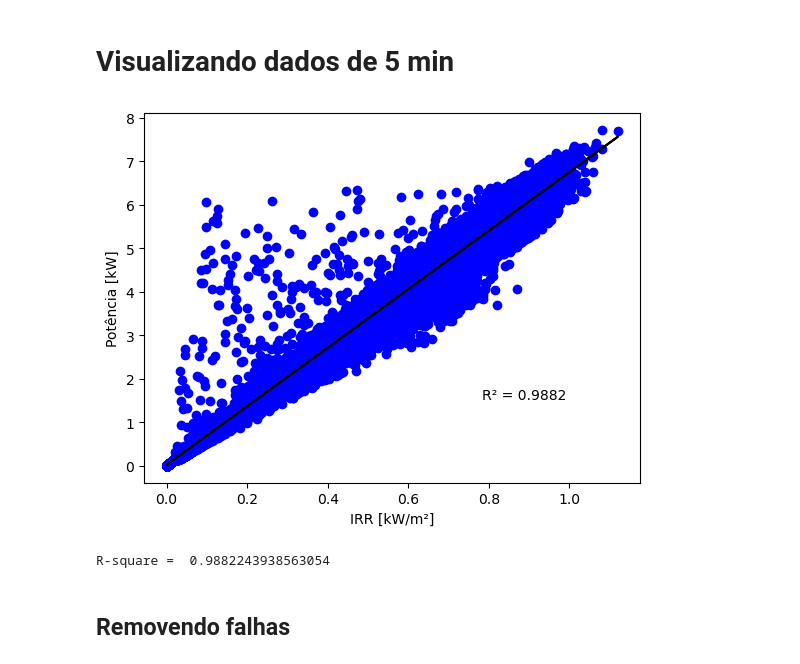
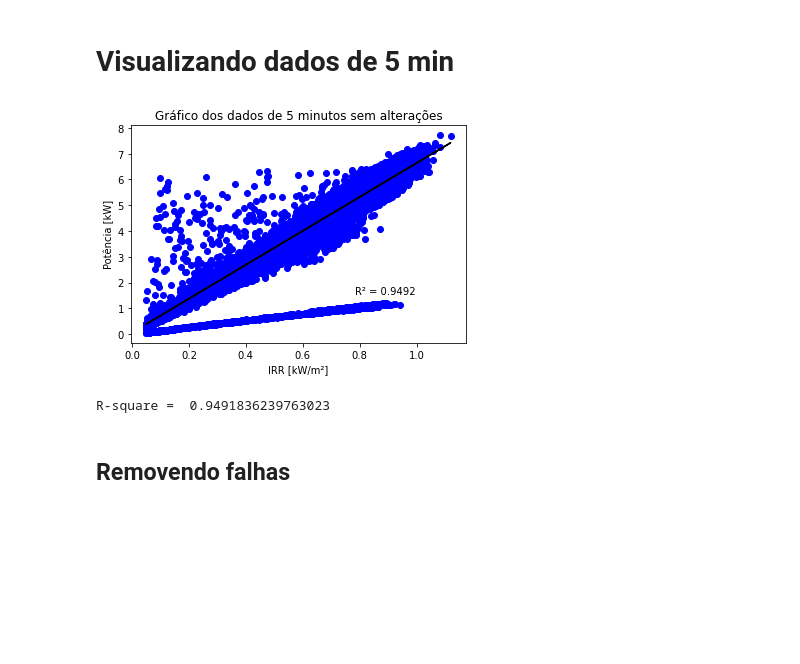
Before and after one commit to brucasva/Graduation-Completion-Work, a Jupyter notebook: ExtraindoDadosSolete.ipynb, the cells around one changed output. Saved outputs shown, nothing was run; the diff lists cells and outputs as text; code cells hidden in the pictures; blank space fills up the shorter version.

```diff
--- a/ExtraindoDadosSolete.ipynb
+++ b/ExtraindoDadosSolete.ipynb
@@ -111,8 +113,0 @@ print(df_5.head())
-# %%
-#Removendo valores zerados de irradiância
-selecao = df_5[P] != 0
-print(df_5.shape[0])
-df_5 = df_5[selecao]
-print(df_5.shape[0])
-#df_5 = df_5.reset_index(drop = 'True') #Precisamos resetar o index para a contagem ficar correta e remover a coluna index
-print(df_5.head())
@@ -144,6 +121,6 @@ boxplot = df_5.boxplot(column=[P, IRR])
 # %%
 Np_a = PVinfo['Np'][0]
 Ns_a = PVinfo['Ns'][0]
-P_ideal_A = Np_a*Ns_a*PVinfo['Pmp_stc'][0]
+P_ideal_A = Np_a*Ns_a*200
 P_ideal_A
 # %% [output]
@@ -178,0 +144,5 @@ df_5.head()
+# %%
+#Separando uma semana especifico
+selecao_semana = (df_5.index >= "2019-06-10 00:00:00") & (df_5.index <= "2019-06-16 23:59:59")
+semana1 = df_5[selecao_semana]
+semana1
@@ -178,0 +163,6 @@ df_5.head()
+# %%
+#Introduzindo a falha nesse dia
+semana1[P] = semana1[P]*0.7 # 70% dos valores que seriam os valores padrões
+#Introduzindo novamente ao dataset
+df_5[P].update(semana1[P])
+df_5[P]
@@ -189,19 +198,20 @@ def rsquared(x, y):
 # %%
 #Plotando um gráfico scatter de todos os dias com uma fit line e o R²
 plt.scatter(df_5[IRR],df_5[P], color = "blue")
 plt.xlabel("IRR [kW/m²]")
 plt.ylabel("Potência [kW]")
 
 a, b = np.polyfit(df_5[IRR],df_5[P], 1) #Encontrando a melhor fit line (R²) entre os dois valores
 plt.plot(df_5[IRR], a*df_5[IRR]+b, color = "black",)
 r2 = rsquared(df_5[IRR],df_5[P])
 plt.text(0.7*df_5[IRR].max(), 0.2*df_5[P].max(), 'R² = %0.4f' % r2, color = "black")
+plt.title("Gráfico dos dados de 5 minutos sem alterações")
 plt.show()
 
 print("R-square = ", r2)
 # %% [output]
-[figure, old version]
+[figure, new version]
-R-square =  0.9882243938563054
+R-square =  0.9491836239763023
 # %% [markdown]
 ## Removendo falhas
 # %%
```
Also changed, not shown: parts of 52 cells of this notebook, 23 other files.
